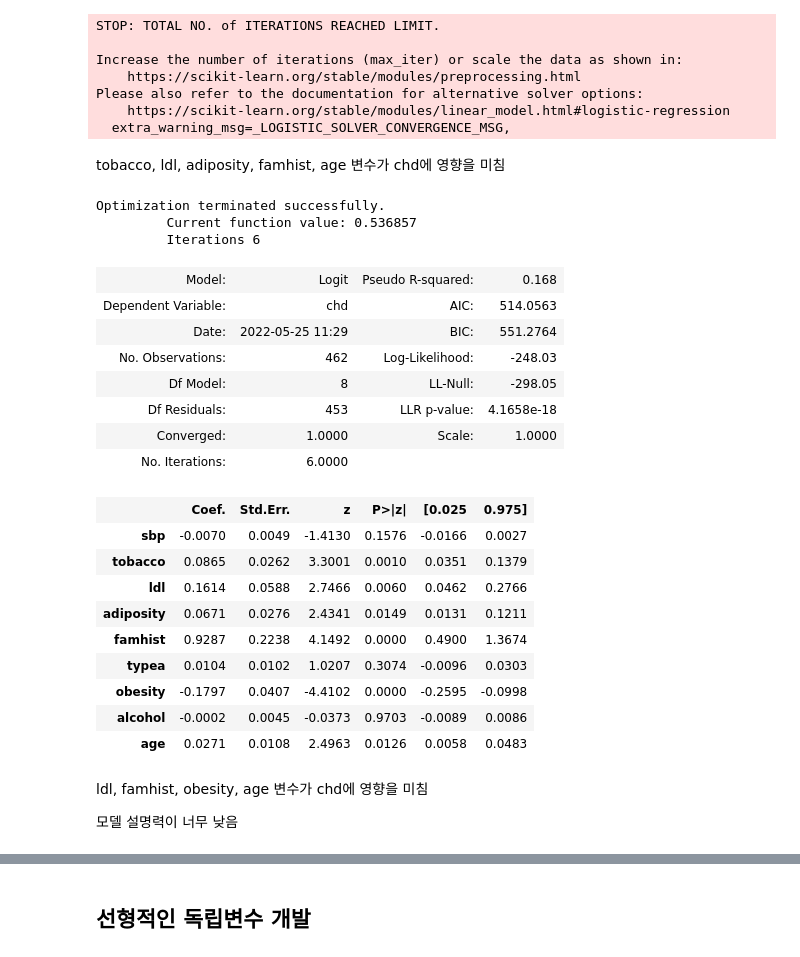
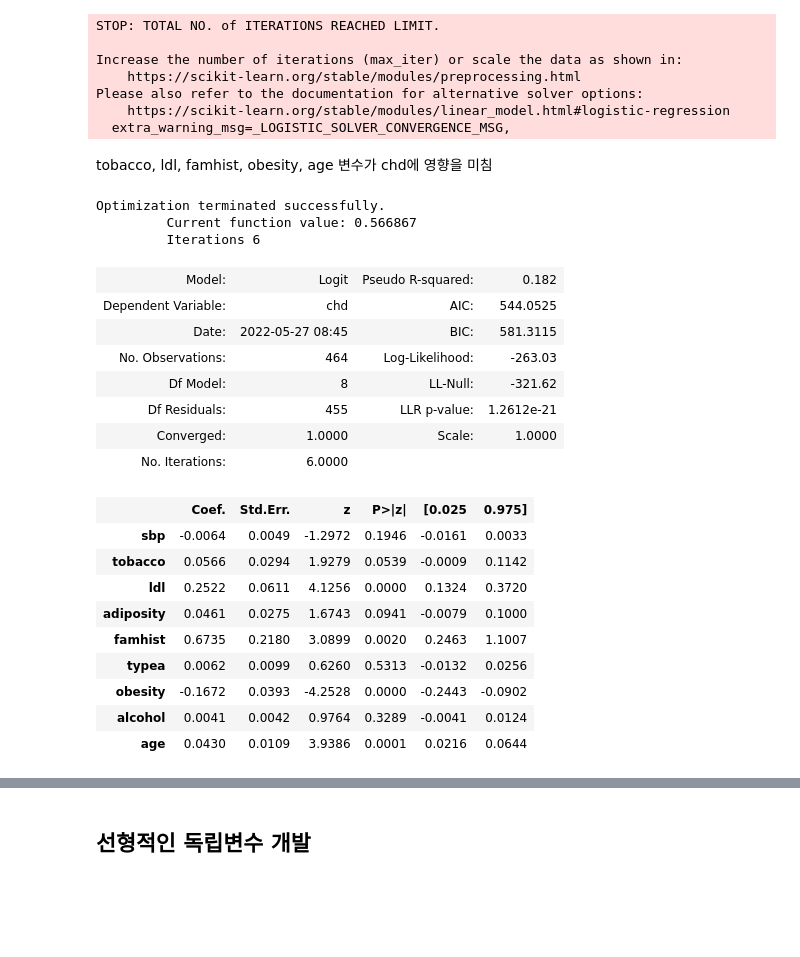
Before and after one commit to haenoya/AIproject, a Jupyter notebook: 데이터마이닝.ipynb, the cells around one changed output, grey strips where cells are left out. Cells and saved outputs as stored; diff of their text form; code cells hidden in the pictures; blank space fills up the shorter version.

```diff
--- a/데이터마이닝.ipynb
+++ b/데이터마이닝.ipynb
@@ -375,2 +406,8 @@ for i in col:
 # %% [markdown]
 ## 로지스틱 회귀분석
+# %%
+lr = LogisticRegression()
+lr.fit(X_train, y_train)
+lr_preds = lr.predict(X_test)
+
+print(classification_report(y_test, lr_preds))
@@ -428,34 +524,30 @@ Please also refer to the documentation for alternative solver options:
     https://scikit-learn.org/stable/modules/linear_model.html#logistic-regression
   extra_warning_msg=_LOGISTIC_SOLVER_CONVERGENCE_MSG,
 # %% [markdown]
-tobacco, ldl, adiposity, famhist, age 변수가 chd에 영향을 미침
+tobacco, ldl, famhist, obesity, age 변수가 chd에 영향을 미침
 # %%
-logit = sm.Logit(heart.iloc[:, -1], heart.iloc[:,1:-1])
+logit = sm.Logit(y_train_over, X_train_over)
 result = logit.fit()
 result.summary2()
 # %% [output]
 Optimization terminated successfully.
-         Current function value: 0.536857
+         Current function value: 0.566867
          Iterations 6
-| Model: | Logit | Pseudo R-squared: | 0.168 |
-| Dependent Variable: | chd | AIC: | 514.0563 |
-| Date: | 2022-05-25 11:29 | BIC: | 551.2764 |
-| No. Observations: | 462 | Log-Likelihood: | -248.03 |
-| Df Model: | 8 | LL-Null: | -298.05 |
-| Df Residuals: | 453 | LLR p-value: | 4.1658e-18 |
+| Model: | Logit | Pseudo R-squared: | 0.182 |
+| Dependent Variable: | chd | AIC: | 544.0525 |
+| Date: | 2022-05-27 08:45 | BIC: | 581.3115 |
+| No. Observations: | 464 | Log-Likelihood: | -263.03 |
+| Df Model: | 8 | LL-Null: | -321.62 |
+| Df Residuals: | 455 | LLR p-value: | 1.2612e-21 |
 | Converged: | 1.0000 | Scale: | 1.0000 |
 | No. Iterations: | 6.0000 |  |  |
 |  | Coef. | Std.Err. | z | P>|z| | [0.025 | 0.975] |
-| sbp | -0.0070 | 0.0049 | -1.4130 | 0.1576 | -0.0166 | 0.0027 |
-| tobacco | 0.0865 | 0.0262 | 3.3001 | 0.0010 | 0.0351 | 0.1379 |
-| ldl | 0.1614 | 0.0588 | 2.7466 | 0.0060 | 0.0462 | 0.2766 |
-| adiposity | 0.0671 | 0.0276 | 2.4341 | 0.0149 | 0.0131 | 0.1211 |
-| famhist | 0.9287 | 0.2238 | 4.1492 | 0.0000 | 0.4900 | 1.3674 |
-| typea | 0.0104 | 0.0102 | 1.0207 | 0.3074 | -0.0096 | 0.0303 |
-| obesity | -0.1797 | 0.0407 | -4.4102 | 0.0000 | -0.2595 | -0.0998 |
-| alcohol | -0.0002 | 0.0045 | -0.0373 | 0.9703 | -0.0089 | 0.0086 |
-| age | 0.0271 | 0.0108 | 2.4963 | 0.0126 | 0.0058 | 0.0483 |
+| sbp | -0.0064 | 0.0049 | -1.2972 | 0.1946 | -0.0161 | 0.0033 |
+| tobacco | 0.0566 | 0.0294 | 1.9279 | 0.0539 | -0.0009 | 0.1142 |
+| ldl | 0.2522 | 0.0611 | 4.1256 | 0.0000 | 0.1324 | 0.3720 |
+| adiposity | 0.0461 | 0.0275 | 1.6743 | 0.0941 | -0.0079 | 0.1000 |
+| famhist | 0.6735 | 0.2180 | 3.0899 | 0.0020 | 0.2463 | 1.1007 |
+| typea | 0.0062 | 0.0099 | 0.6260 | 0.5313 | -0.0132 | 0.0256 |
+| obesity | -0.1672 | 0.0393 | -4.2528 | 0.0000 | -0.2443 | -0.0902 |
+| alcohol | 0.0041 | 0.0042 | 0.9764 | 0.3289 | -0.0041 | 0.0124 |
+| age | 0.0430 | 0.0109 | 3.9386 | 0.0001 | 0.0216 | 0.0644 |
-# %% [markdown]
-ldl, famhist, obesity, age 변수가 chd에 영향을 미침
-
-모델 설명력이 너무 낮음
```
Also changed, not shown: parts of 22 cells of this notebook.
